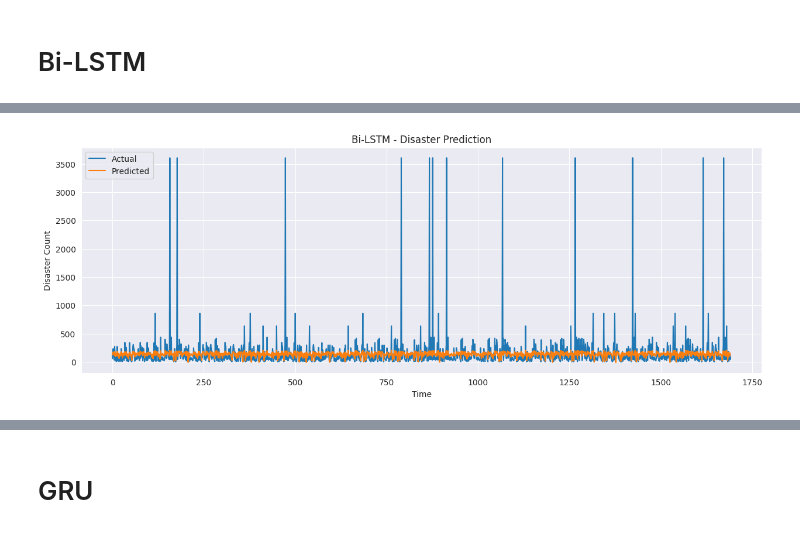
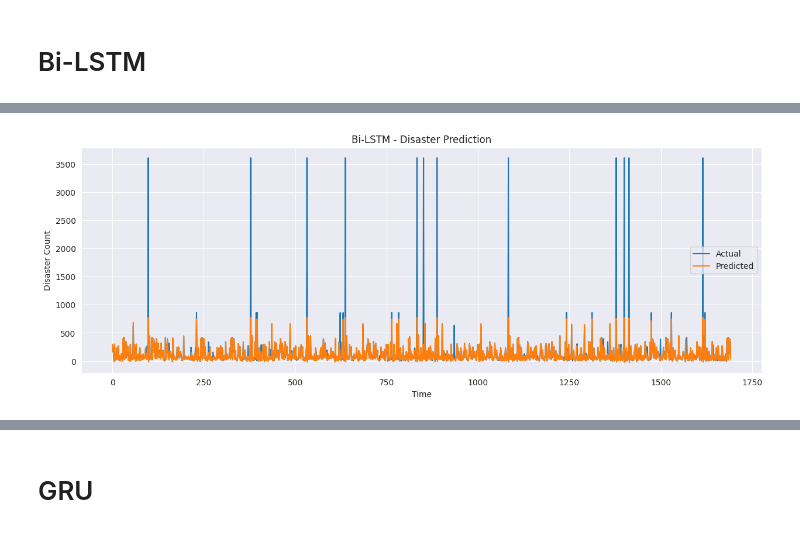
Before and after one commit to Engelbert107/Time-Series-with-ARIMA-LSTM-and-GRU, a Jupyter notebook: notebook/disasters_rnn.ipynb, the cells around one changed output, grey strips where cells are left out. Drawn from its saved outputs; the diff is of its cells as text; code cells hidden in the pictures.

```diff
--- a/notebook/disasters_rnn.ipynb
+++ b/notebook/disasters_rnn.ipynb
@@ -608,0 +602,32 @@ def plot_predictions(test, predicted, title):
+# %%
+# scaler = MinMaxScaler(feature_range=(0, 1))
+scaler = RobustScaler()
+
+train_df_scaled = scaler.fit_transform(train_df)
+val_df_scaled = scaler.transform(val_df)
+test_df_scaled = scaler.transform(test_df)
+
+# Scale the data and keep them as DataFrames
+train_df_scaled = pd.DataFrame(scaler.fit_transform(train_df), columns=train_df.columns)
+val_df_scaled = pd.DataFrame(scaler.transform(val_df), columns=val_df.columns)
+test_df_scaled = pd.DataFrame(scaler.transform(test_df), columns=test_df.columns)
+
+# Initialize the WindowGenerator
+window_generator = WindowGenerator(input_width=12, # 12 months of input (1 year)
+                                   label_width=12,  # 12 month of output
+                                   shift=1,        # Predict the next month
+                                   train_df=train_df_scaled,
+                                   val_df=val_df_scaled,
+                                   test_df=test_df_scaled,
+                                   batch_size=32)
+
+
+
+# Get the training data as X (inputs) and y (labels)
+X_train, y_train = window_generator.make_dataset(window_generator.train_df)
+
+# Get the validation data
+X_val, y_val = window_generator.make_dataset(window_generator.val_df)
+
+# Get the test data
+X_test, y_test = window_generator.make_dataset(window_generator.test_df)
@@ -861,7 +921,7 @@ RECURRENT_DROPOUT_RATE = 0.2
 MAX_EPOCHS = 2000
 PATIENCE = 2
 
-INPUT_SHAPE = (X_train_scaled.shape[1], X_train_scaled.shape[2])
+INPUT_SHAPE = (X_train.shape[1], X_train.shape[2])
 # %%
 # Build the LSTM model
 lstm_model = tf.keras.models.Sequential([
@@ -1040,7 +1100,7 @@ plt.title('LSTM - Residual Variance Across Predicted Value Bins');
 bi_lstm_model = tf.keras.models.Sequential([
     tf.keras.Input(shape=INPUT_SHAPE),  # m timesteps, n feature per timestep
     tf.keras.layers.Bidirectional(tf.keras.layers.LSTM(HIDDEN_UNITS, activation='tanh', return_sequences=True)),
-    tf.keras.layers.Bidirectional(tf.keras.layers.LSTM(HIDDEN_UNITS, activation='tanh', return_sequences=True)),
+    # tf.keras.layers.Bidirectional(tf.keras.layers.LSTM(HIDDEN_UNITS, activation='tanh', return_sequences=True)),
     tf.keras.layers.Dense(units=1)
 ])
 
@@ -1102,14 +1161,14 @@ Performance on Validation set
 # %%
 # Make predictions on the validation dataset
-predictions_bilstm = bi_lstm_model.predict(X_val_scaled)
+predictions_bilstm = bi_lstm_model.predict(X_val)
 
 # Reshape the true labels and the prediction
-y_val_log_reshape = y_val_log.reshape(-1, 1)
+y_val_reshape = y_val.reshape(-1, 1)
 predictions_bilstm_reshape = predictions_bilstm.reshape(-1, 1)
 
 # Apply inverse transformation
 predictions_bilstm_original = scaler.inverse_transform(predictions_bilstm_reshape)
-y_val_original = np.expm1(y_val_log_reshape)
+y_val_original = scaler.inverse_transform(y_val_reshape)
 
 # Plot the predictions against the true labels
 plot_predictions(y_val_original, predictions_bilstm_original, "Bi-LSTM")
@@ -1118,4 +1177,4 @@ plot_predictions(y_val_original, predictions_bilstm_original, "Bi-LSTM")
-[figure, old version]
+[figure, new version]
 # %%
 # Extract the first prediction from each sequence (one-step forecast)
 predictions_one_step_bilstm = predictions_bilstm_original.reshape(-1, 12)[:, 0]  # Take the first label in each window
```
Also changed, not shown: parts of 36 cells of this notebook, 1 other file.
